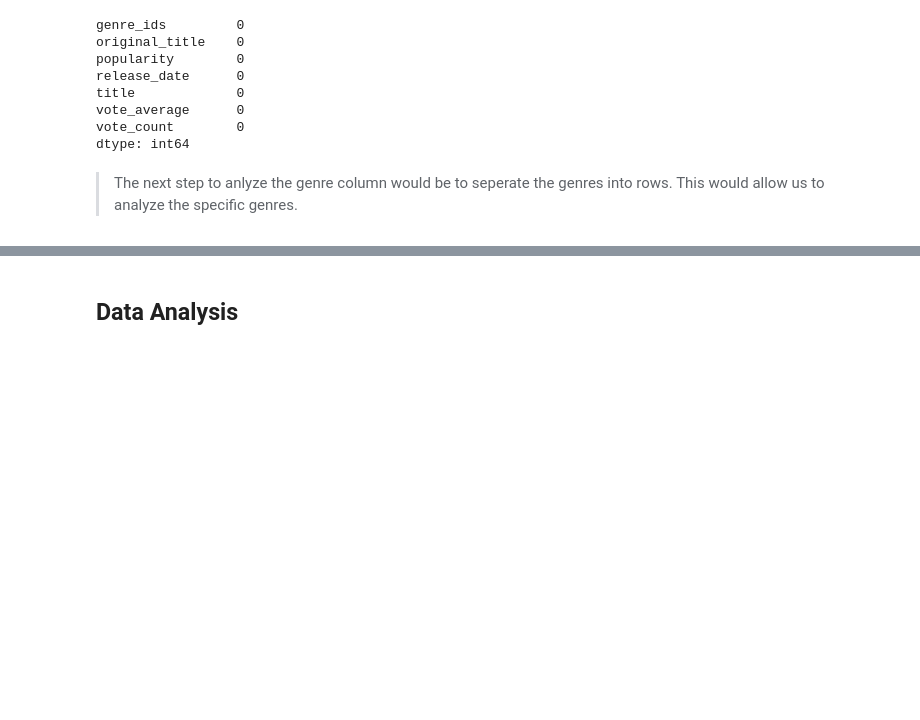
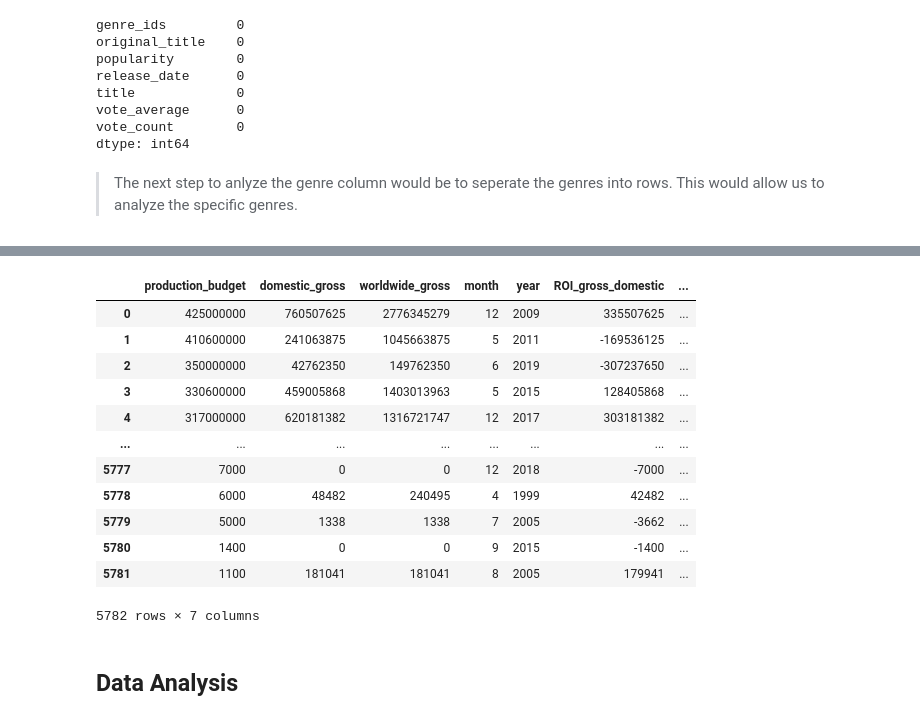
Before and after one commit to CrisThatOneCris/dsc-phase-1-project-v2-4, a Jupyter notebook: student.ipynb, the cells around one changed output, grey strips where cells are left out. Drawn from its saved outputs; the diff is of its cells as text; code cells hidden in the pictures; blank space fills up the shorter version.

```diff
--- a/student.ipynb
+++ b/student.ipynb
@@ -416,0 +481,19 @@ genre_avg_pop = genre_groups['popularity'].mean().reset_index().sort_values('pop
+# %%
+# Calculate ROI
+tn_movie_copy['ROI_gross_domestic'] = tn_movie_copy['domestic_gross'] - tn_movie_copy['production_budget']
+tn_movie_copy['ROI_gross_worldwide'] = tn_movie_copy['worldwide_gross'] - tn_movie_copy['production_budget']
+tn_movie_copy
+# %% [output]
+|  | production_budget | domestic_gross | worldwide_gross | month | year | ROI_gross_domestic | ... |
+| 0 | 425000000 | 760507625 | 2776345279 | 12 | 2009 | 335507625 | ... |
+| 1 | 410600000 | 241063875 | 1045663875 | 5 | 2011 | -169536125 | ... |
+| 2 | 350000000 | 42762350 | 149762350 | 6 | 2019 | -307237650 | ... |
+| 3 | 330600000 | 459005868 | 1403013963 | 5 | 2015 | 128405868 | ... |
+| 4 | 317000000 | 620181382 | 1316721747 | 12 | 2017 | 303181382 | ... |
+| ... | ... | ... | ... | ... | ... | ... | ... |
+| 5777 | 7000 | 0 | 0 | 12 | 2018 | -7000 | ... |
+| 5778 | 6000 | 48482 | 240495 | 4 | 1999 | 42482 | ... |
+| 5779 | 5000 | 1338 | 1338 | 7 | 2005 | -3662 | ... |
+| 5780 | 1400 | 0 | 0 | 9 | 2015 | -1400 | ... |
+| 5781 | 1100 | 181041 | 181041 | 8 | 2005 | 179941 | ... |
+5782 rows × 7 columns
```
Also changed, not shown: parts of 8 cells of this notebook.
